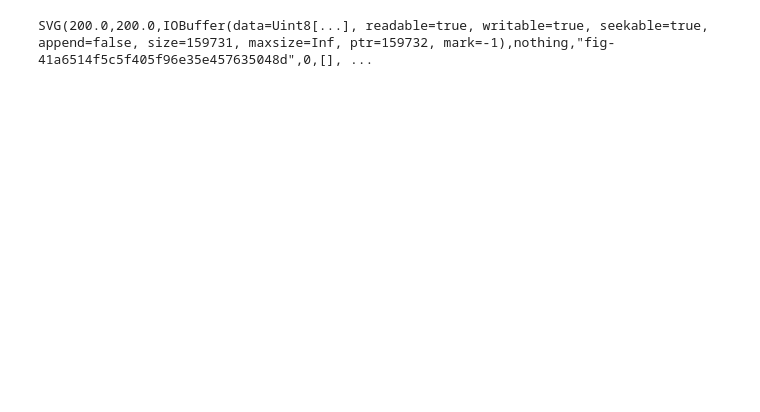
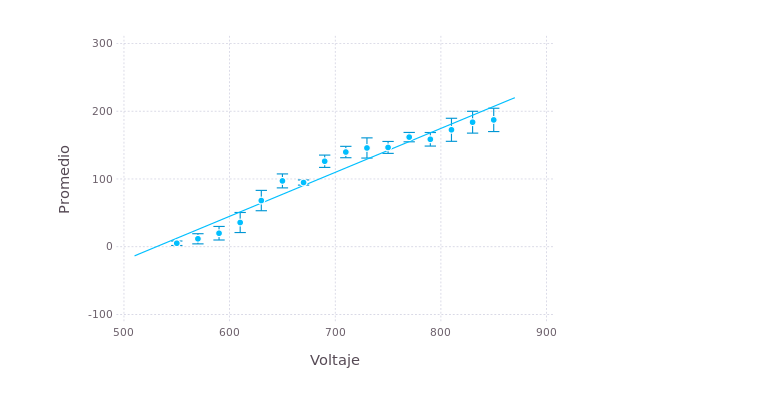
Before and after one commit to FavioVazquez/DeteccionRayosCosmicos-PCF, a Jupyter notebook: LaboratorioMuones/Medición - Punto de operación.ipynb, the cells around one changed output. Saved outputs shown, nothing was run; the diff lists cells and outputs as text; code cells hidden in the pictures; blank space fills up the shorter version.

```diff
--- a/LaboratorioMuones/Medición - Punto de operación.ipynb
+++ b/LaboratorioMuones/Medición - Punto de operación.ipynb
@@ -73,13 +69,31 @@ df
 # %%
 # Plot
 #Gadfly
 #plot(df, layer(x="Voltaje", y="Medicion1", Geom.point),layer(x="Voltaje", y="Medicion2", Geom.point))
 #lower =  [1,2,0.3,0,0,0,0,0,0,0,0,0,0,0,0,0]
 #upper =  [1,1.2,0.3,0,0,0,0,0,0,0,0,0,0,0,0,0]
 
 ymins = df[:Promedio] .- df[:Error]
 ymaxs = df[:Promedio] .+ df[:Error]
 
-draw(SVGJS(20cm, 20cm), plot(df,x="Voltaje",y="Promedio", ymin=ymins, ymax=ymaxs, Geom.point, Geom.errorbar))
+
+#draw(PDF("muones.png", 10inch, 10inch), plot(df,x="Voltaje",y="Promedio", ymin=ymins, ymax=ymaxs, Geom.point, Geom.errorbar))
+
+# Regresión lineal
+
+x_data = convert(Array,df[:Voltaje])
+y_data = convert(Array,df[:Promedio])
+
+t = [510; 870]
+
+slope = Variable()
+offset = Variable()
+line = offset + x_data * slope
+residuals = line - y_data
+fit_error = sum_squares(residuals)
+optval = minimize!(fit_error)
+
+
+plot(layer(df,x="Voltaje",y="Promedio", ymin=ymins, ymax=ymaxs, Geom.point, Geom.errorbar),layer(x=t, y=evaluate(slope) * t + evaluate(offset), Geom.line))
 # %% [output]
-SVG(200.0,200.0,IOBuffer(data=Uint8[...], readable=true, writable=true, seekable=true, append=false, size=159731, maxsize=Inf, ptr=159732, mark=-1),nothing,"fig-41a6514f5c5f405f96e35e457635048d",0,[], ...
+[figure, added]
```
Also changed, not shown: parts of 9 cells of this notebook, 2 other files.
